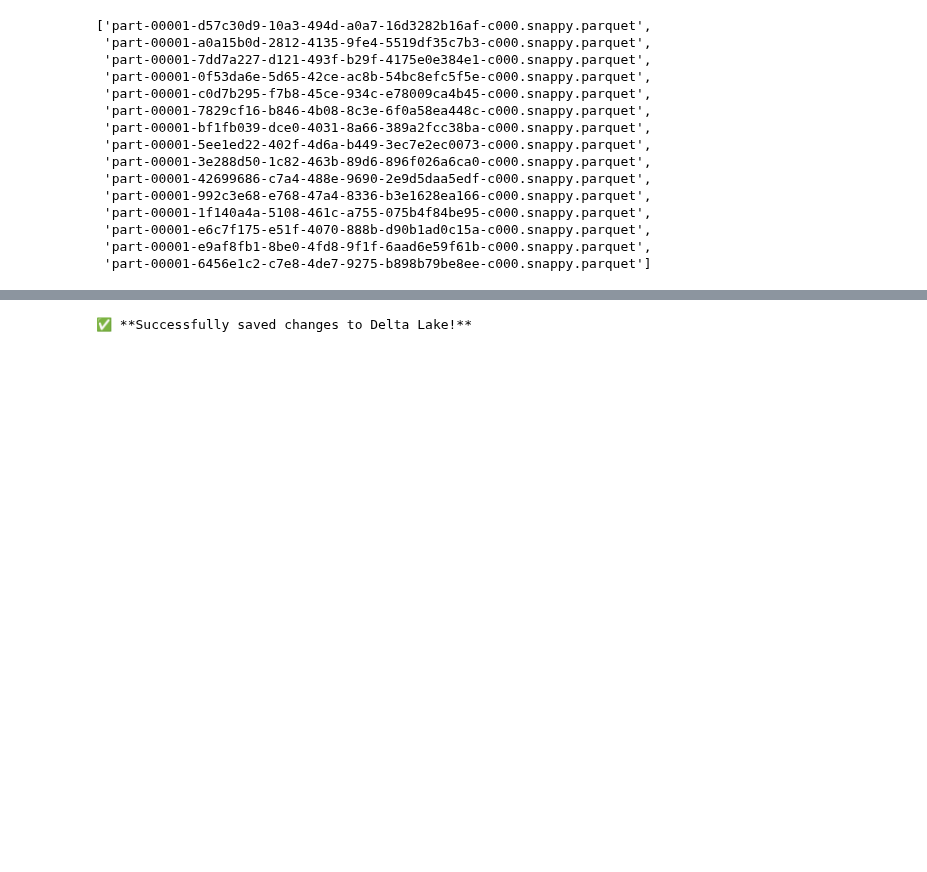
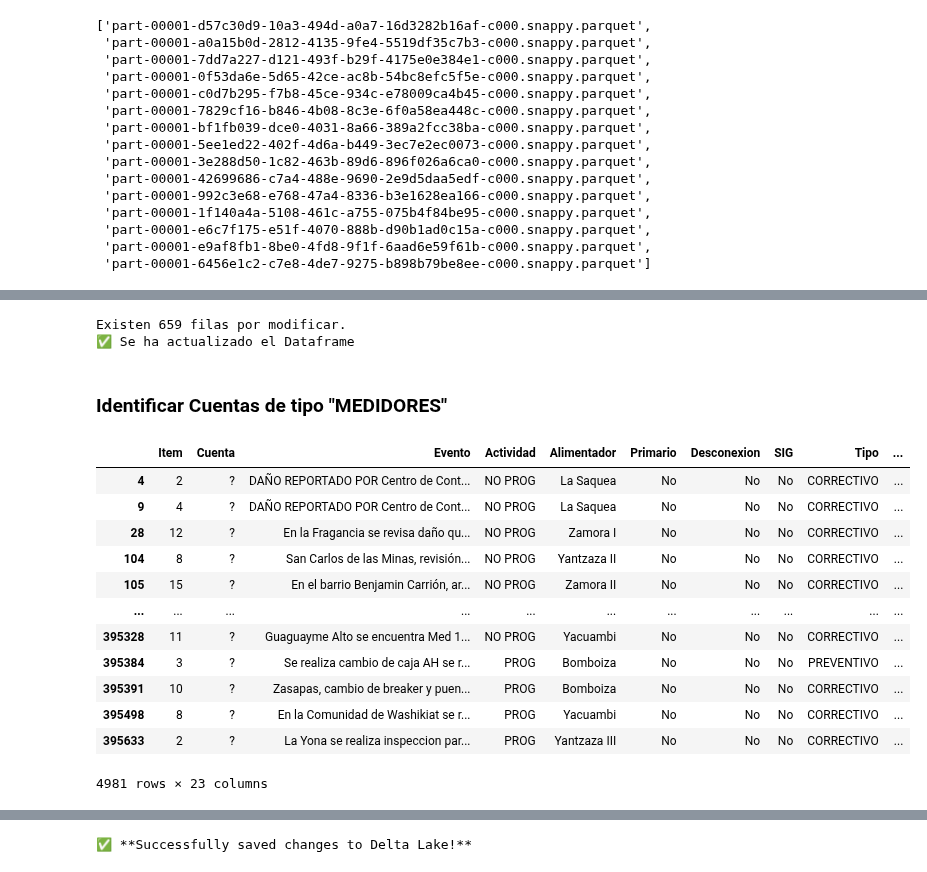
Before and after one commit to ernestopalacios/ordenes_de_trabajo, a Jupyter notebook: Test_DataLake.ipynb, the cells around one changed output, grey strips where cells are left out. Cells and saved outputs as stored; diff of their text form; code cells hidden in the pictures; blank space fills up the shorter version.

```diff
--- a/Test_DataLake.ipynb
+++ b/Test_DataLake.ipynb
@@ -190,0 +220,58 @@ dt.vacuum(retention_hours=2, enforce_retention_duration=False, dry_run=True)
+# %%
+print(f"Existen {mask.sum()} filas por modificar.")
+df.loc[mask, 'Cuenta'] = "Servicios_Ocasionales"
+print("✅ Se ha actualizado el Dataframe")
+
+filtered_df = df[mask] # valores para actualizar en Deltalake
+# %% [output]
+Existen 659 filas por modificar.
+✅ Se ha actualizado el Dataframe
+# %% [markdown]
+### Identificar Cuentas de tipo "MEDIDORES"
+# %%
+"""
+    El objetivo es identificar el tipo de actividad (Cuenta) desconocidas (?) para separarlas de las que nos interesan (REDES)
+
+    FILTROS:
+    * Alimentador Zamora I
+    * Tipo: Correctiva o Preventiva
+    * Cuenta: Desconocida (?)
+    * Que en el texto (Evento) contengan la palabra, 'medidor'
+
+    Estas filas son de Tipo = MEDIDORES,
+
+    primero generamos una máscara para identificarlas, luego aplicamos el cambio de cuenta,
+    verificamos y guardamos en el Dataset.
+"""
+mask = (
+    (df['Alimentador'] != "·") &
+
+    (
+        df['Tipo'].str.contains("CORRECTIVO", regex=False, na=False, case=False) |
+        df['Tipo'].str.contains("PREVENTIVO", regex=False, na=False, case=False)
+    ) &
+
+    (df['Cuenta'] == "?") &
+
+    (
+        df['Evento'].str.contains("medidor", regex=False, na=False, case=False)  # "acometida"
+    )
+)
+
+# Apply the mask to the DataFrame to get the filtered view (optional)
+filtered_df = df[mask]
+filtered_df
+# %% [output]
+|  | Item | Cuenta | Evento | Actividad | Alimentador | Primario | Desconexion | SIG | Tipo | ... |
+| 4 | 2 | ? | DAÑO REPORTADO POR Centro de Cont... | NO PROG | La Saquea | No | No | No | CORRECTIVO | ... |
+| 9 | 4 | ? | DAÑO REPORTADO POR Centro de Cont... | NO PROG | La Saquea | No | No | No | CORRECTIVO | ... |
+| 28 | 12 | ? | En la Fragancia se revisa daño qu... | NO PROG | Zamora I | No | No | No | CORRECTIVO | ... |
+| 104 | 8 | ? | San Carlos de las Minas, revisión... | NO PROG | Yantzaza II | No | No | No | CORRECTIVO | ... |
+| 105 | 15 | ? | En el barrio Benjamin Carrión, ar... | NO PROG | Zamora II | No | No | No | CORRECTIVO | ... |
+| ... | ... | ... | ... | ... | ... | ... | ... | ... | ... | ... |
+| 395328 | 11 | ? | Guaguayme Alto se encuentra Med 1... | NO PROG | Yacuambi | No | No | No | CORRECTIVO | ... |
+| 395384 | 3 | ? | Se realiza cambio de caja AH se r... | PROG | Bomboiza | No | No | No | PREVENTIVO | ... |
+| 395391 | 10 | ? | Zasapas, cambio de breaker y puen... | PROG | Bomboiza | No | No | No | CORRECTIVO | ... |
+| 395498 | 8 | ? | En la Comunidad de Washikiat se r... | PROG | Yacuambi | No | No | No | CORRECTIVO | ... |
+| 395633 | 2 | ? | La Yona se realiza inspeccion par... | PROG | Yantzaza III | No | No | No | CORRECTIVO | ... |
+4981 rows × 23 columns
```
Also changed, not shown: parts of 55 cells of this notebook, 7 other files.
